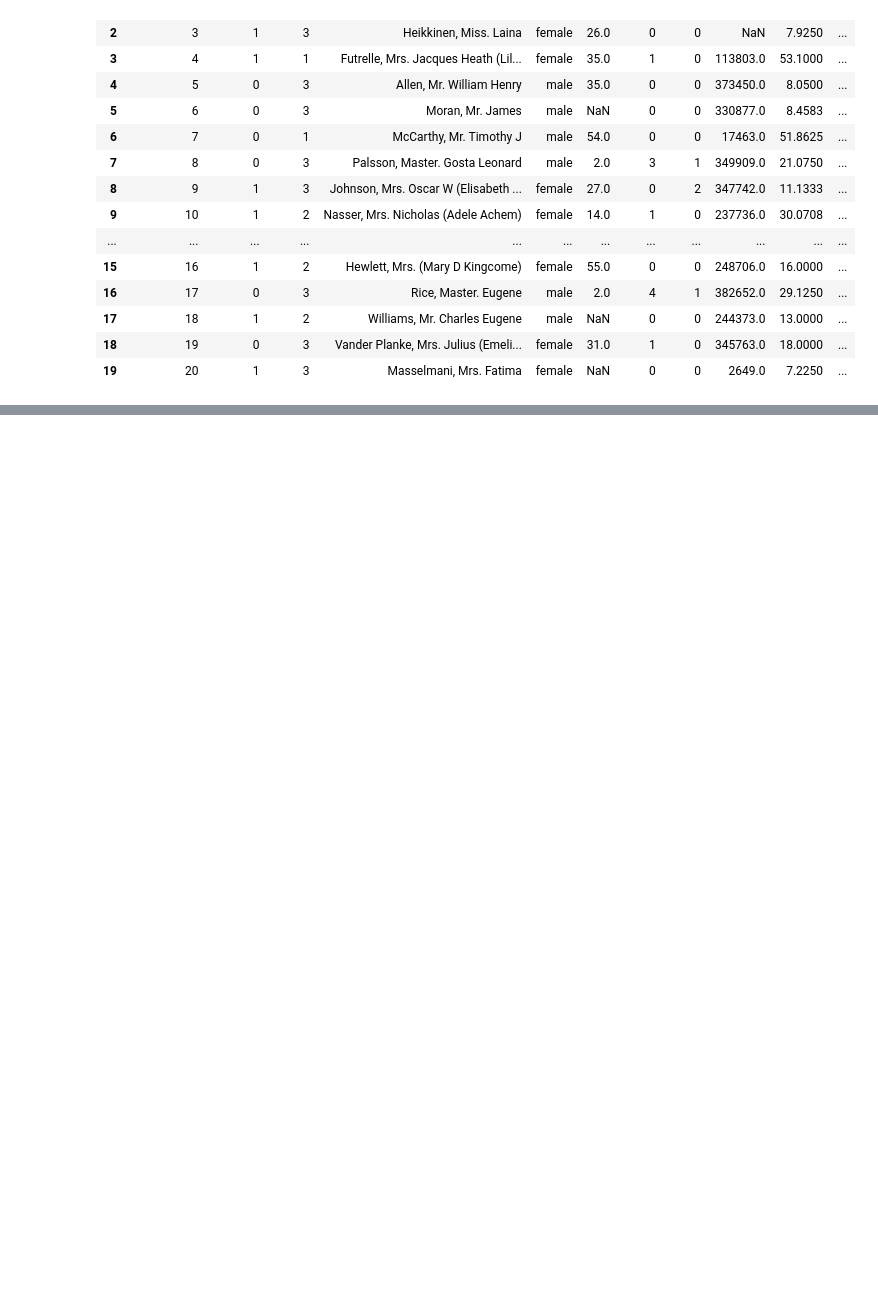
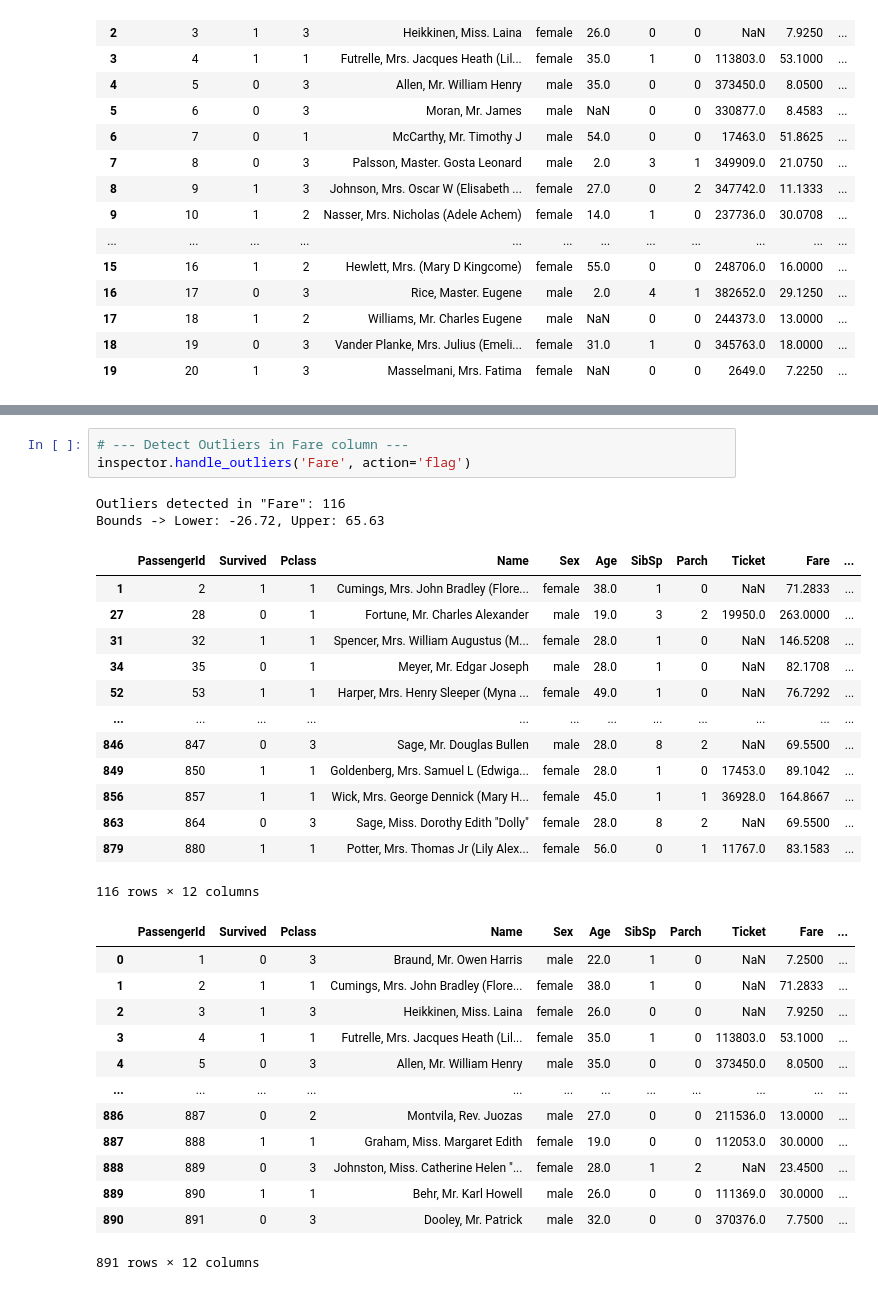
Before and after one commit to Imesh-Isuranga/Statistical-Learning-e20154, a Jupyter notebook: Data_wrangling/data_wrangling_solution.ipynb, the cells around one changed output, grey strips where cells are left out. Cells and saved outputs as stored; diff of their text form; blank space fills up the shorter version.

```diff
--- a/Data_wrangling/data_wrangling_solution.ipynb
+++ b/Data_wrangling/data_wrangling_solution.ipynb
@@ -590,0 +637,32 @@ First 20 rows:
+# %%
+# --- Detect Outliers in Fare column ---
+inspector.handle_outliers('Fare', action='flag')
+# %% [output]
+Outliers detected in "Fare": 116
+Bounds -> Lower: -26.72, Upper: 65.63
+|  | PassengerId | Survived | Pclass | Name | Sex | Age | SibSp | Parch | Ticket | Fare | ... |
+| 1 | 2 | 1 | 1 | Cumings, Mrs. John Bradley (Flore... | female | 38.0 | 1 | 0 | NaN | 71.2833 | ... |
+| 27 | 28 | 0 | 1 | Fortune, Mr. Charles Alexander | male | 19.0 | 3 | 2 | 19950.0 | 263.0000 | ... |
+| 31 | 32 | 1 | 1 | Spencer, Mrs. William Augustus (M... | female | 28.0 | 1 | 0 | NaN | 146.5208 | ... |
+| 34 | 35 | 0 | 1 | Meyer, Mr. Edgar Joseph | male | 28.0 | 1 | 0 | NaN | 82.1708 | ... |
+| 52 | 53 | 1 | 1 | Harper, Mrs. Henry Sleeper (Myna ... | female | 49.0 | 1 | 0 | NaN | 76.7292 | ... |
+| ... | ... | ... | ... | ... | ... | ... | ... | ... | ... | ... | ... |
+| 846 | 847 | 0 | 3 | Sage, Mr. Douglas Bullen | male | 28.0 | 8 | 2 | NaN | 69.5500 | ... |
+| 849 | 850 | 1 | 1 | Goldenberg, Mrs. Samuel L (Edwiga... | female | 28.0 | 1 | 0 | 17453.0 | 89.1042 | ... |
+| 856 | 857 | 1 | 1 | Wick, Mrs. George Dennick (Mary H... | female | 45.0 | 1 | 1 | 36928.0 | 164.8667 | ... |
+| 863 | 864 | 0 | 3 | Sage, Miss. Dorothy Edith "Dolly" | female | 28.0 | 8 | 2 | NaN | 69.5500 | ... |
+| 879 | 880 | 1 | 1 | Potter, Mrs. Thomas Jr (Lily Alex... | female | 56.0 | 0 | 1 | 11767.0 | 83.1583 | ... |
+116 rows × 12 columns
+|  | PassengerId | Survived | Pclass | Name | Sex | Age | SibSp | Parch | Ticket | Fare | ... |
+| 0 | 1 | 0 | 3 | Braund, Mr. Owen Harris | male | 22.0 | 1 | 0 | NaN | 7.2500 | ... |
+| 1 | 2 | 1 | 1 | Cumings, Mrs. John Bradley (Flore... | female | 38.0 | 1 | 0 | NaN | 71.2833 | ... |
+| 2 | 3 | 1 | 3 | Heikkinen, Miss. Laina | female | 26.0 | 0 | 0 | NaN | 7.9250 | ... |
+| 3 | 4 | 1 | 1 | Futrelle, Mrs. Jacques Heath (Lil... | female | 35.0 | 1 | 0 | 113803.0 | 53.1000 | ... |
+| 4 | 5 | 0 | 3 | Allen, Mr. William Henry | male | 35.0 | 0 | 0 | 373450.0 | 8.0500 | ... |
+| ... | ... | ... | ... | ... | ... | ... | ... | ... | ... | ... | ... |
+| 886 | 887 | 0 | 2 | Montvila, Rev. Juozas | male | 27.0 | 0 | 0 | 211536.0 | 13.0000 | ... |
+| 887 | 888 | 1 | 1 | Graham, Miss. Margaret Edith | female | 19.0 | 0 | 0 | 112053.0 | 30.0000 | ... |
+| 888 | 889 | 0 | 3 | Johnston, Miss. Catherine Helen "... | female | 28.0 | 1 | 2 | NaN | 23.4500 | ... |
+| 889 | 890 | 1 | 1 | Behr, Mr. Karl Howell | male | 26.0 | 0 | 0 | 111369.0 | 30.0000 | ... |
+| 890 | 891 | 0 | 3 | Dooley, Mr. Patrick | male | 32.0 | 0 | 0 | 370376.0 | 7.7500 | ... |
+891 rows × 12 columns
```
Also changed, not shown: parts of 11 cells of this notebook.
